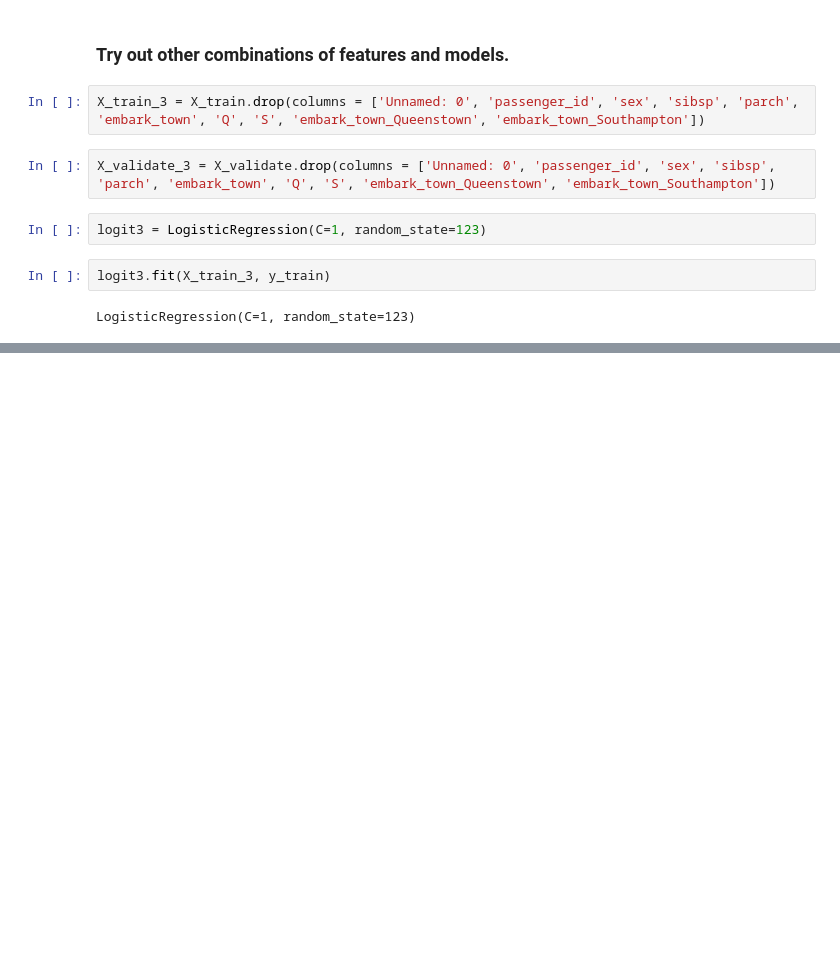
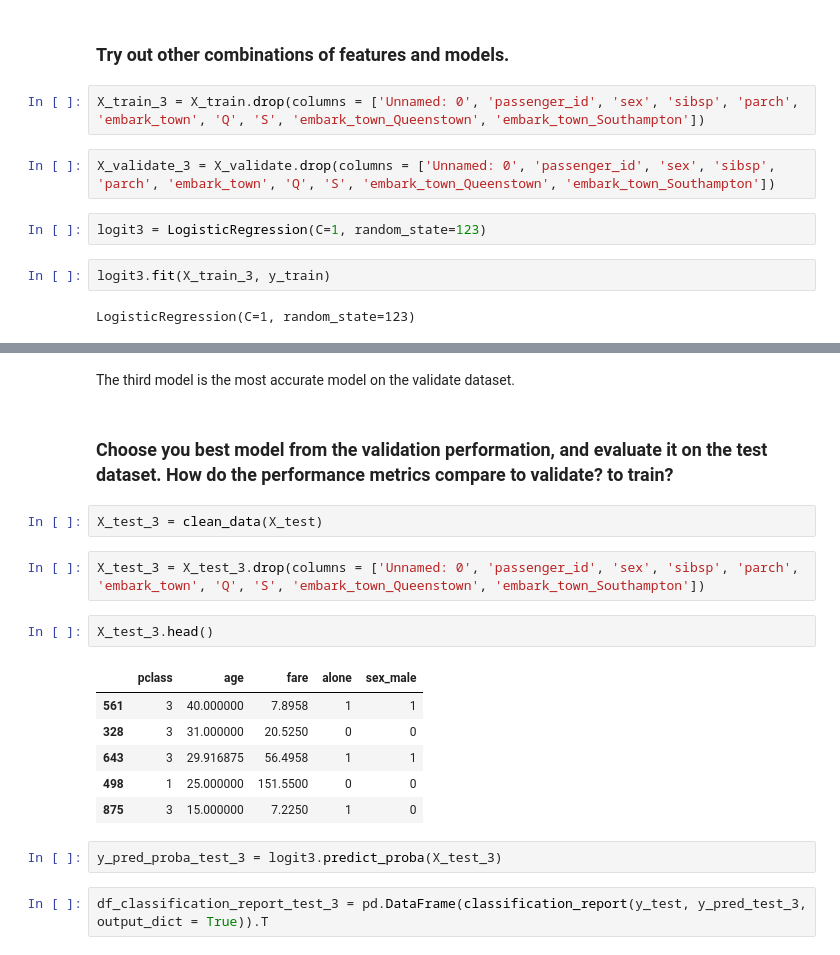
Before and after one commit to malachi-hale/classification-exercises, a Jupyter notebook: model.ipynb, the cells around one changed output, grey strips where cells are left out. Saved outputs shown, nothing was run; the diff lists cells and outputs as text; blank space fills up the shorter version.

```diff
--- a/model.ipynb
+++ b/model.ipynb
@@ -1540,0 +1422,21 @@ LogisticRegression(C=1, random_state=123)
+# %% [markdown]
+The third model is the most accurate model on the validate dataset.
+# %% [markdown]
+### Choose you best model from the validation performation, and evaluate it on the test dataset. How do the performance metrics compare to validate? to train?
+# %%
+X_test_3 = clean_data(X_test)
+# %%
+X_test_3 = X_test_3.drop(columns = ['Unnamed: 0', 'passenger_id', 'sex', 'sibsp', 'parch', 'embark_town', 'Q', 'S', 'embark_town_Queenstown', 'embark_town_Southampton'])
+# %%
+X_test_3.head()
+# %% [output]
+|  | pclass | age | fare | alone | sex_male |
+| 561 | 3 | 40.000000 | 7.8958 | 1 | 1 |
+| 328 | 3 | 31.000000 | 20.5250 | 0 | 0 |
+| 643 | 3 | 29.916875 | 56.4958 | 1 | 1 |
+| 498 | 1 | 25.000000 | 151.5500 | 0 | 0 |
+| 875 | 3 | 15.000000 | 7.2250 | 1 | 0 |
+# %%
+y_pred_proba_test_3 = logit3.predict_proba(X_test_3)
+# %%
+df_classification_report_test_3 = pd.DataFrame(classification_report(y_test, y_pred_test_3, output_dict = True)).T
```
Also changed, not shown: parts of 60 cells of this notebook, 1 other file.
